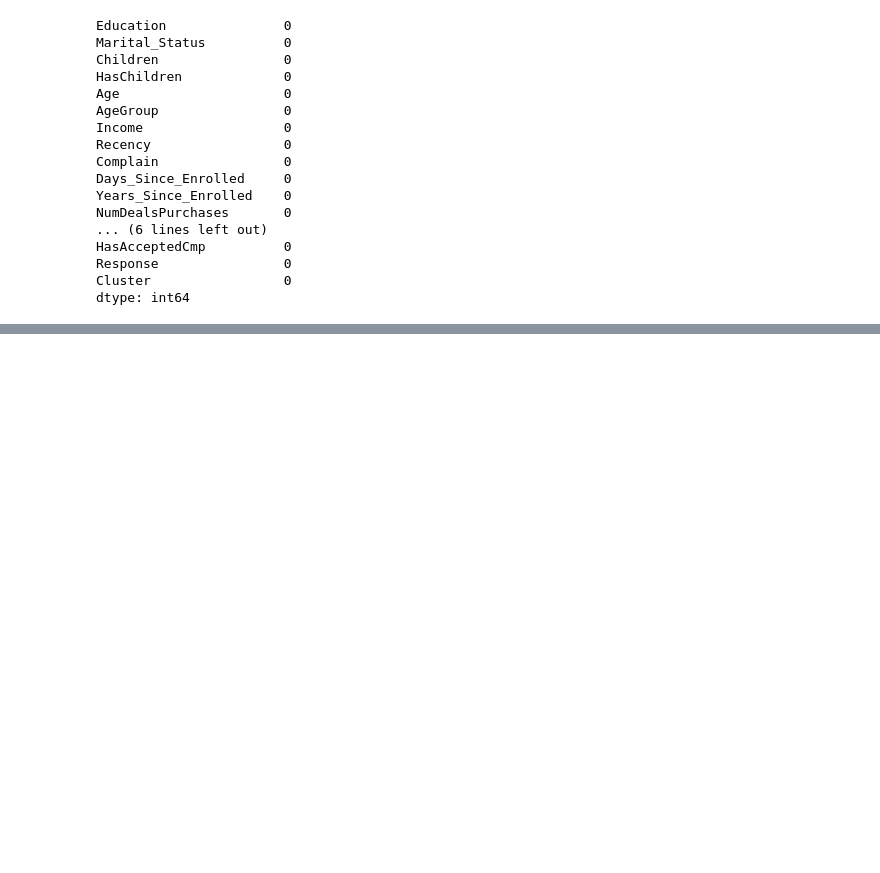
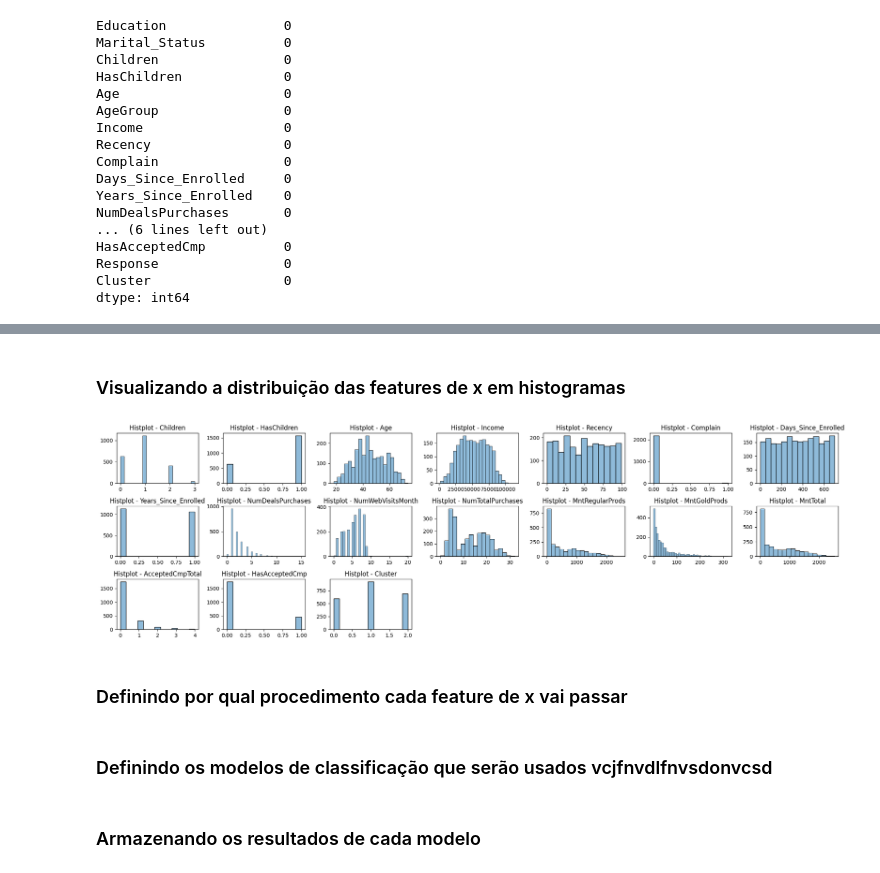
Before and after one commit to matheusresende7/ds_projeto_final_5_modelo_clusterizacao_classificacao_app_delivery, a Jupyter notebook: notebooks/07_models_selection.ipynb, the cells around one changed output, grey strips where cells are left out. Drawn from its saved outputs; the diff is of its cells as text; code cells hidden in the pictures; blank space fills up the shorter version.

```diff
--- a/notebooks/07_models_selection.ipynb
+++ b/notebooks/07_models_selection.ipynb
@@ -93,0 +108,3 @@ dtype: int64
+# %%
+x = df.drop('Response', axis=1) # Definindo os valores de x para o modelo
+y = df['Response'] # Definindo os valores de y para o modelo
@@ -93,0 +127,11 @@ dtype: int64
+# %%
+numerical_features = x.select_dtypes(include='number').columns # Armazenando as features numéricas em uma variável
+categorical_features = x.select_dtypes(exclude='number').columns # Armazenando as features categóricas em uma variável
+
+print('- Numerical Features:') # Printando as variávei numéricas
+for feature in numerical_features:
+    print(feature)
+
+print('\n- Categorical Features:') # Printando as variávei categóricas
+for feature in categorical_features:
+    print(feature)
@@ -93,0 +156,8 @@ dtype: int64
+# %% [markdown]
+### Visualizando a distribuição das features de x em histogramas
+# %%
+fn_charts.histplots(x, numerical_features, num_cols=7, height_figsize=2) # Criando os histplots para ver sua distribuição
+# %% [output]
+[figure, added]
+# %% [markdown]
+### Definindo por qual procedimento cada feature de x vai passar
@@ -93,0 +196,2 @@ dtype: int64
+# %% [markdown]
+### Definindo os modelos de classificação que serão usados vcjfnvdlfnvsdonvcsd
@@ -93,0 +244,2 @@ dtype: int64
+# %% [markdown]
+### Armazenando os resultados de cada modelo
```
Also changed, not shown: parts of 15 cells of this notebook, 6 other files.
